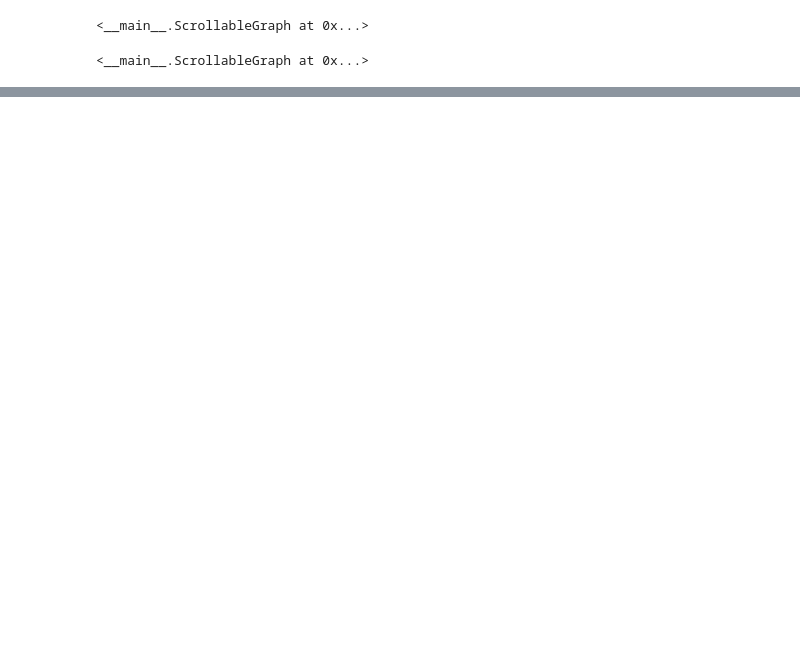
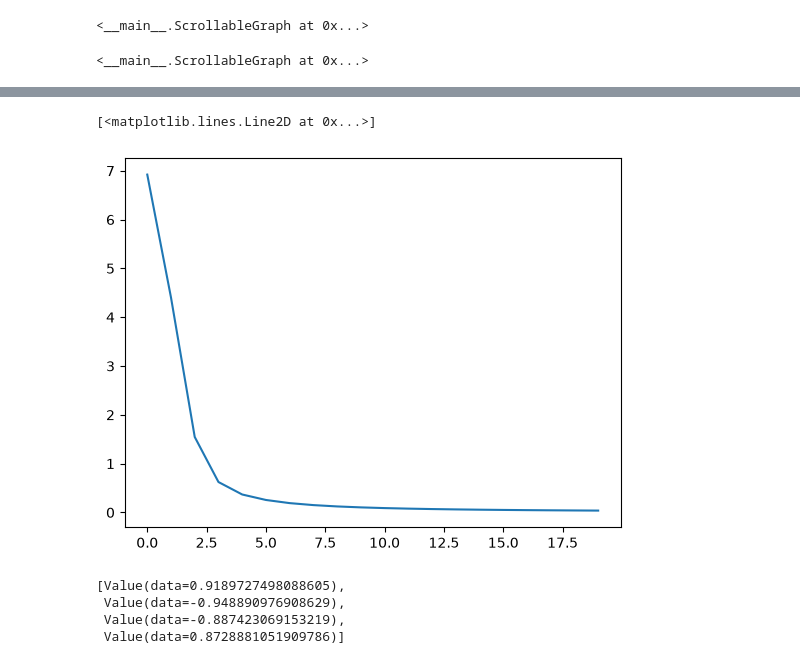
Before and after one commit to samcoulthurst/makemore, a Jupyter notebook: 1_Lectures/1_micrograd.ipynb, the cells around one changed output, grey strips where cells are left out. Cells and saved outputs as stored; diff of their text form; code cells hidden in the pictures; blank space fills up the shorter version.

```diff
--- a/1_Lectures/1_micrograd.ipynb
+++ b/1_Lectures/1_micrograd.ipynb
@@ -193,0 +268,33 @@ o.backward()
+# %%
+xs = [
+  [2.0, 3.0, -1.0],
+  [3.0, -1.0, 0.5],
+  [0.5, 1.0, 1.0],
+  [1.0, 1.0, -1.0],
+]
+ys = [1.0, -1.0, -1.0, 1.0] # desired targets
+# %%
+n = MLP(3, [4,4,1])
+# %%
+stepi = []
+lossi = []
+
+for _ in range(20):
+
+    # forward pass
+    ypred = [n(x) for x in xs]
+    #print(ypred)
+    loss = sum(((yout - ygt) ** 2 for ygt, yout in zip(ys, ypred)))
+
+    print(loss)
+    # backward pass
+    for p in n.parameters():
+        p.grad = 0
+    loss.backward()
+
+    #update
+    for p in n.parameters():
+        p.data += -0.05 * p.grad
+
+    stepi.append(_)
+    lossi.append(loss.data)
@@ -193,0 +322,13 @@ o.backward()
+# %%
+import matplotlib.pyplot as plt
+plt.plot(stepi,lossi)
+# %% [output]
+[<matplotlib.lines.Line2D at 0x...>]
+[figure, added]
+# %%
+ypred
+# %% [output]
+[Value(data=0.9189727498088605),
+ Value(data=-0.948890976908629),
+ Value(data=-0.887423069153219),
+ Value(data=0.8728881051909786)]
```
Also changed, not shown: parts of 6 cells of this notebook, 3 other files.
